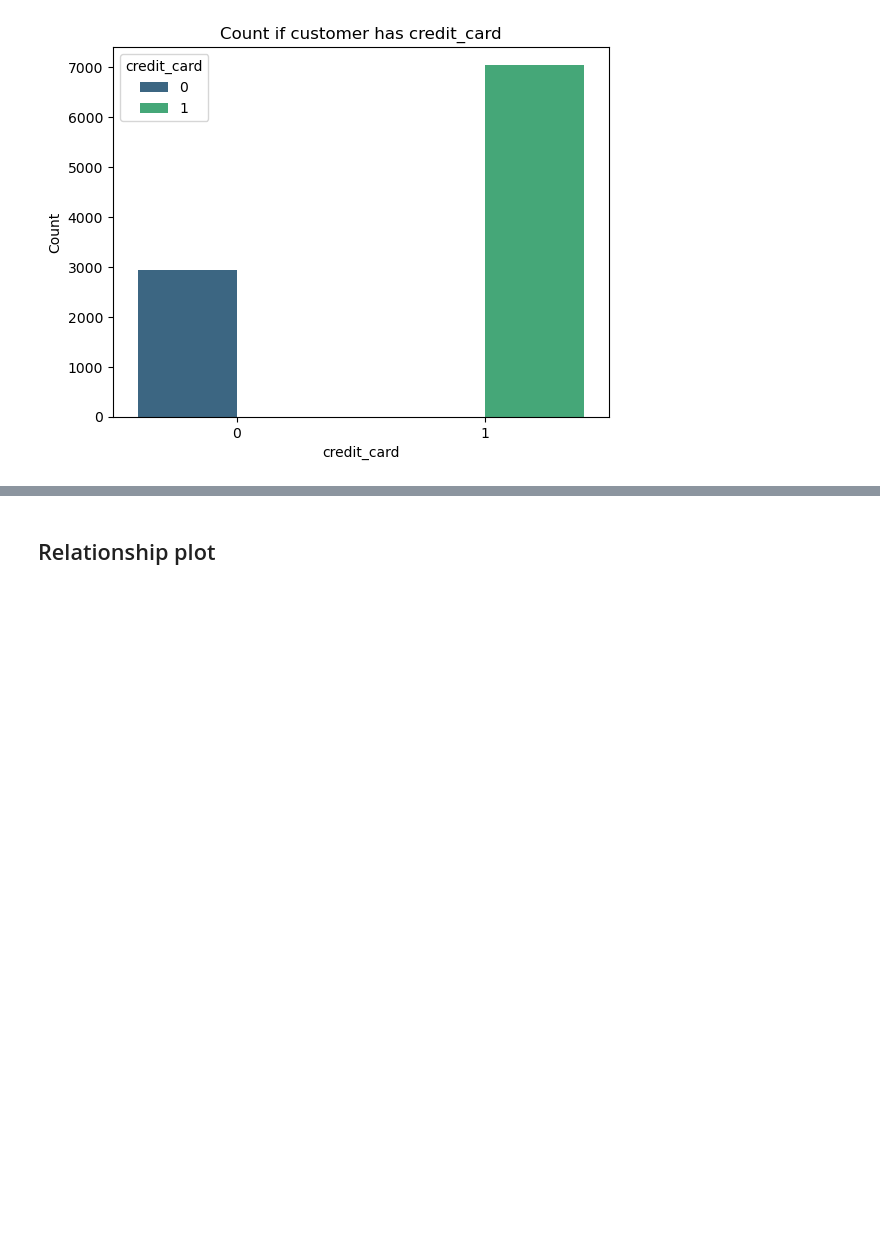
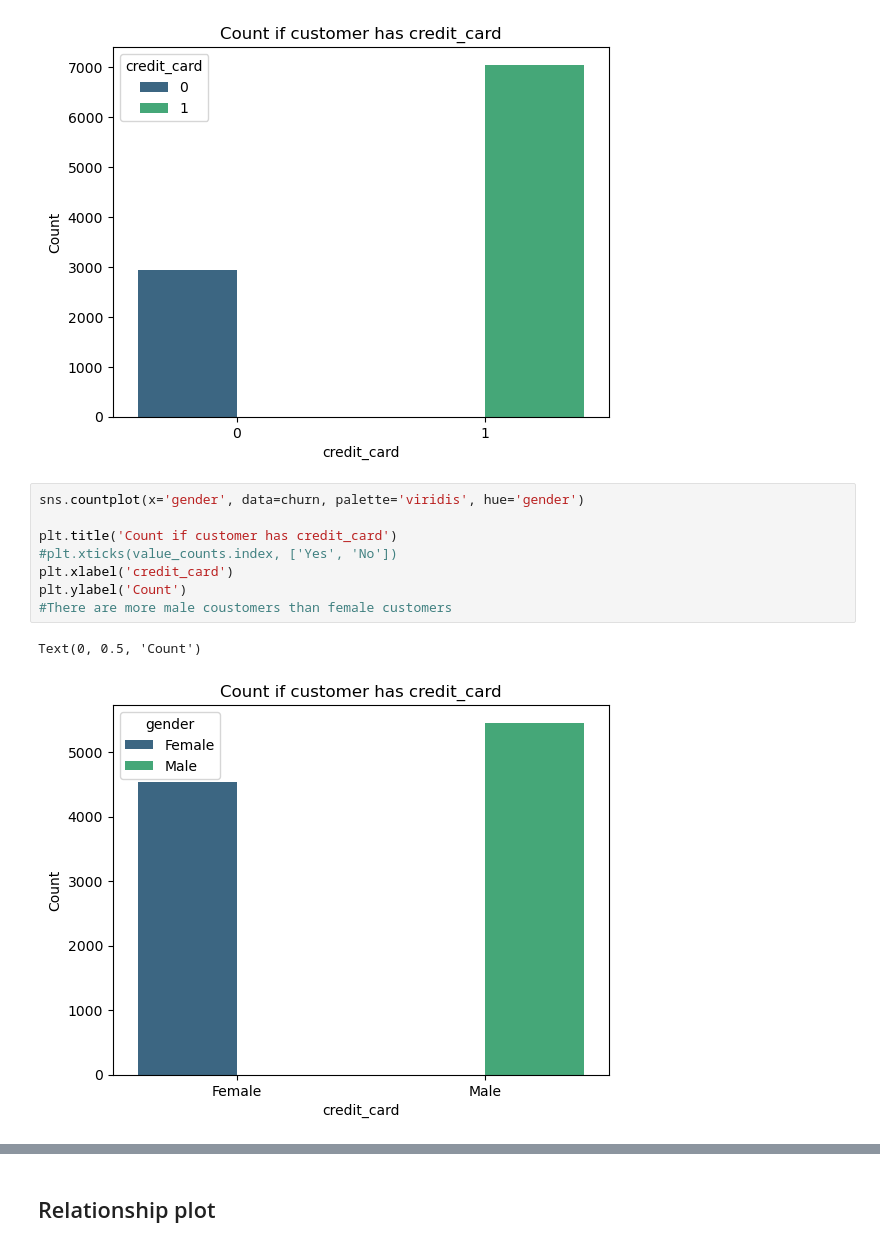
Before and after one commit to Ayomide-ola/Statistics_for_DA, a Jupyter notebook: Bank_churn_Discriptive_stat/Bank_Churn.ipynb, the cells around one changed output, grey strips where cells are left out. Drawn from its saved outputs; the diff is of its cells as text; blank space fills up the shorter version.

Commit message:
plots

```diff
--- a/Bank_churn_Discriptive_stat/Bank_Churn.ipynb
+++ b/Bank_churn_Discriptive_stat/Bank_Churn.ipynb
@@ -687,3 +689,14 @@ plt.ylabel('Count')
 # %% [output]
 Text(0, 0.5, 'Count')
 [figure]
+# %%
+sns.countplot(x='gender', data=churn, palette='viridis', hue='gender')
+
+plt.title('Count if customer has credit_card')
+#plt.xticks(value_counts.index, ['Yes', 'No'])
+plt.xlabel('credit_card')
+plt.ylabel('Count')
+#There are more male coustomers than female customers
+# %% [output]
+Text(0, 0.5, 'Count')
+[figure, added]
```
Also changed, not shown: parts of 17 cells of this notebook.
